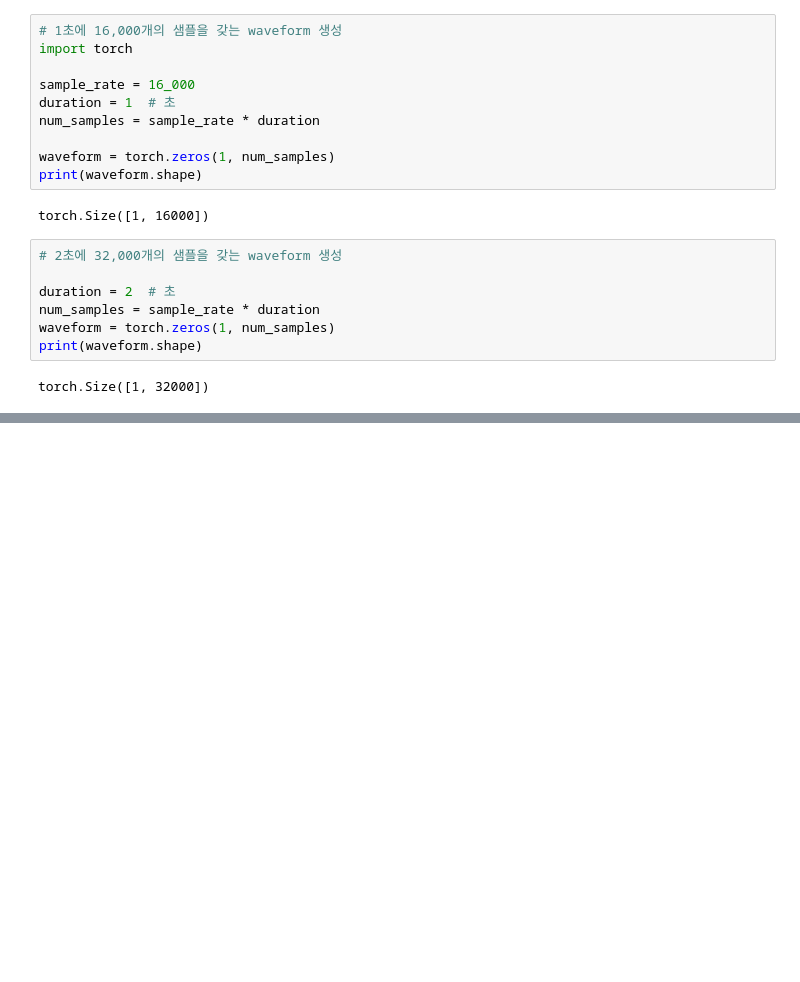
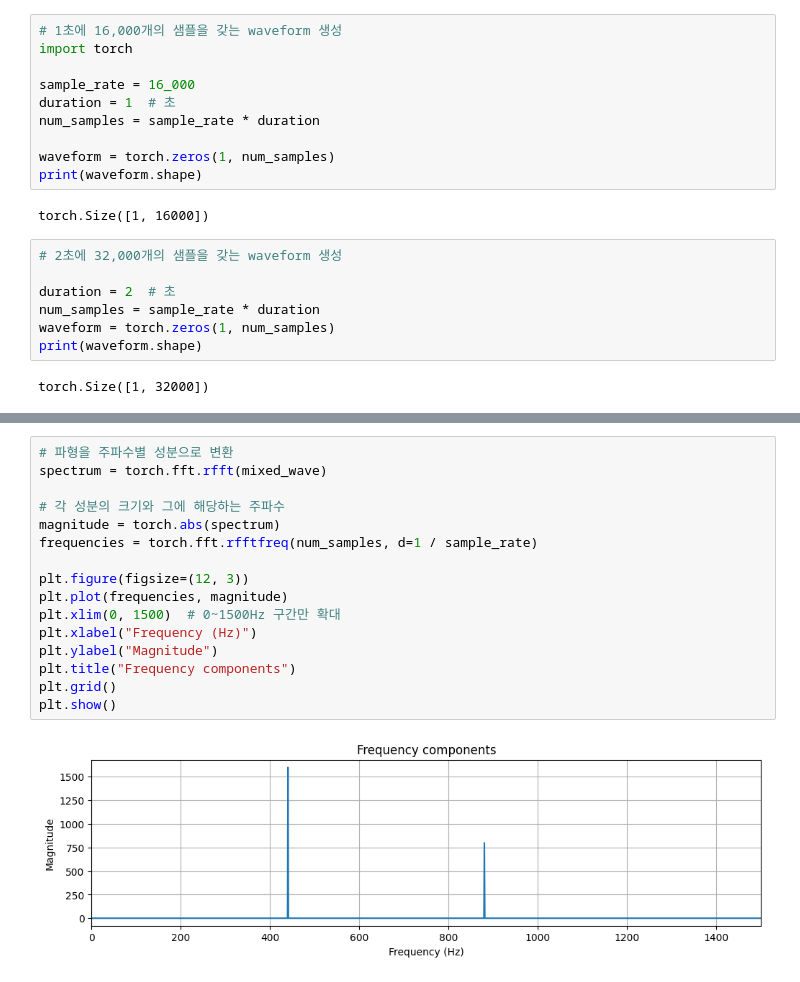
Before and after one commit to min-gyu-jeon/ai-study, a Jupyter notebook: asr-study/01_waveform.ipynb, the cells around one changed output, grey strips where cells are left out. Drawn from its saved outputs; the diff is of its cells as text; blank space fills up the shorter version.

```diff
--- a/asr-study/01_waveform.ipynb
+++ b/asr-study/01_waveform.ipynb
@@ -79,0 +141,18 @@ Audio(waveform[0].numpy(), rate=sample_rate, normalize=False)
+# %%
+# 파형을 주파수별 성분으로 변환
+spectrum = torch.fft.rfft(mixed_wave)
+
+# 각 성분의 크기와 그에 해당하는 주파수
+magnitude = torch.abs(spectrum)
+frequencies = torch.fft.rfftfreq(num_samples, d=1 / sample_rate)
+
+plt.figure(figsize=(12, 3))
+plt.plot(frequencies, magnitude)
+plt.xlim(0, 1500)  # 0~1500Hz 구간만 확대
+plt.xlabel("Frequency (Hz)")
+plt.ylabel("Magnitude")
+plt.title("Frequency components")
+plt.grid()
+plt.show()
+# %% [output]
+[figure, added]
```
Also changed, not shown: parts of 11 cells of this notebook.
